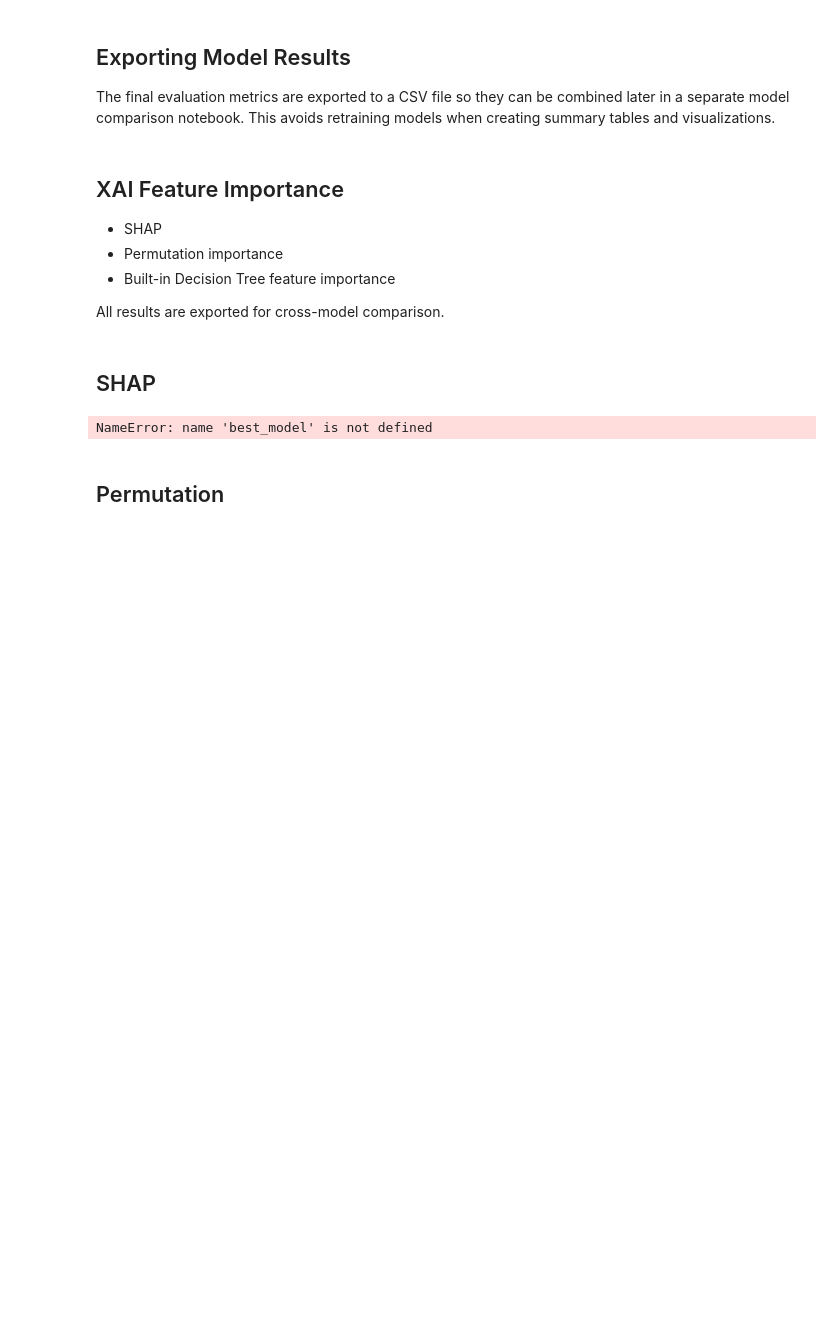
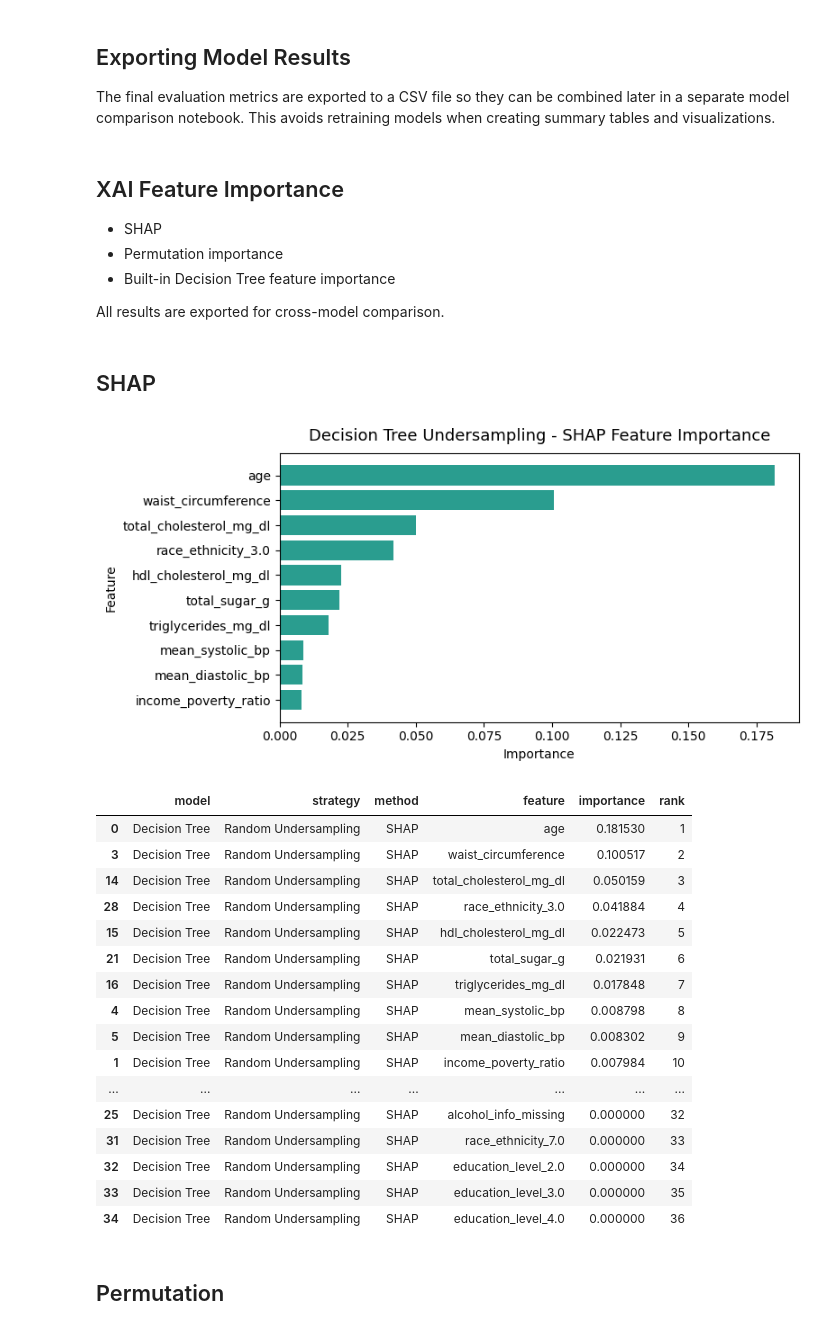
Before and after one commit to KaylanDG/Feature_Importance_DT2_Prediction, a Jupyter notebook: DecisionTree/decision_tree_B.ipynb, the cells around one changed output. Saved outputs shown, nothing was run; the diff lists cells and outputs as text; code cells hidden in the pictures; blank space fills up the shorter version.

```diff
--- a/DecisionTree/decision_tree_B.ipynb
+++ b/DecisionTree/decision_tree_B.ipynb
@@ -33,14 +33,14 @@ y_test = pd.read_parquet("../DATASETS/PREPROCESSED/y_test.parquet")["diabetes"]
 pipeline = Pipeline([
     ("undersampling", RandomUnderSampler(random_state=42)),
     ("model", DecisionTreeClassifier(
-        modelclass_weight='balanced',
-        modelcriterion='entropy',
-        modelmax_depth=7,
-        modelmax_features=None,
-        modelmin_samples_leaf=20,
-        modelmin_samples_split=2,
+        class_weight='balanced',
+        criterion='entropy',
+        max_depth=7,
+        max_features=None,
+        min_samples_leaf=20,
+        min_samples_split=2,
         random_state=42
-        ))
+    ))
 ])
 
 cv = StratifiedKFold(
@@ -172,25 +174,56 @@ All results are exported for cross-model comparison.
 ## SHAP
 # %%
 # SHAP feature importance
+shap_explainer = shap.TreeExplainer(best_model.named_steps["model"] )
+shap_values = shap_explainer.shap_values(X_test_final)[:, :, 1]
 
-shap_explainer = shap.TreeExplainer(best_model.named_steps["model"])
-shap_values = shap_explainer.shap_values(X_test_final)
+shap_importance = pd.Series(np.abs(shap_values).mean(axis=0), index=X_test_final.columns)
+shap_rank = shap_importance.rank(ascending=False, method="first").astype(int)
 
-shap_fi = np.abs(shap_values).mean(axis=0)
-shap_rank = shap_fi.rank(ascending=False, method="first").astype(int)
-
-shap_df = pd.DataFrame({
+xai_shap_df = pd.DataFrame({
     "model": "Decision Tree",
     "strategy": "Random Undersampling",
     "method": "SHAP",
-    "feature": X_test_final.columns,
-    "importance": shap_fi,
-    "rank": shap_rank
+    "feature": shap_importance.index,
+    "importance": shap_importance.values,
+    "rank": shap_rank.values
 })
 
-shap_df.to_csv("../RESULTS/FEATURE IMPORTANCE/decision_tree_undersampling_shap.csv", index=False)
+# Store to CSV
+xai_shap_df = xai_shap_df[["model", "strategy", "method", "feature", "importance", "rank"]].sort_values("rank")
+xai_shap_df.to_csv("../RESULTS/FEATURE/decision_tree_undersampling_shap.csv", index=False)
+
+# Visualization
+fig, ax = plt.subplots(figsize=(8, 4))
+top_shap = xai_shap_df.head(10).sort_values("importance")
+ax.barh(top_shap["feature"], top_shap["importance"], color="#2a9d8f")
+ax.set_title("Decision Tree Undersampling - SHAP Feature Importance", color="black", fontsize=13, pad=10)
+ax.set_xlabel("Importance", color="black")
+ax.set_ylabel("Feature", color="black")
+ax.tick_params(colors="black")
+plt.tight_layout()
+plt.show()
+
+xai_shap_df
 # %% [output]
-NameError: name 'best_model' is not defined
+[figure, added]
+|  | model | strategy | method | feature | importance | rank |
+| 0 | Decision Tree | Random Undersampling | SHAP | age | 0.181530 | 1 |
+| 3 | Decision Tree | Random Undersampling | SHAP | waist_circumference | 0.100517 | 2 |
+| 14 | Decision Tree | Random Undersampling | SHAP | total_cholesterol_mg_dl | 0.050159 | 3 |
+| 28 | Decision Tree | Random Undersampling | SHAP | race_ethnicity_3.0 | 0.041884 | 4 |
+| 15 | Decision Tree | Random Undersampling | SHAP | hdl_cholesterol_mg_dl | 0.022473 | 5 |
+| 21 | Decision Tree | Random Undersampling | SHAP | total_sugar_g | 0.021931 | 6 |
+| 16 | Decision Tree | Random Undersampling | SHAP | triglycerides_mg_dl | 0.017848 | 7 |
+| 4 | Decision Tree | Random Undersampling | SHAP | mean_systolic_bp | 0.008798 | 8 |
+| 5 | Decision Tree | Random Undersampling | SHAP | mean_diastolic_bp | 0.008302 | 9 |
+| 1 | Decision Tree | Random Undersampling | SHAP | income_poverty_ratio | 0.007984 | 10 |
+| ... | ... | ... | ... | ... | ... | ... |
+| 25 | Decision Tree | Random Undersampling | SHAP | alcohol_info_missing | 0.000000 | 32 |
+| 31 | Decision Tree | Random Undersampling | SHAP | race_ethnicity_7.0 | 0.000000 | 33 |
+| 32 | Decision Tree | Random Undersampling | SHAP | education_level_2.0 | 0.000000 | 34 |
+| 33 | Decision Tree | Random Undersampling | SHAP | education_level_3.0 | 0.000000 | 35 |
+| 34 | Decision Tree | Random Undersampling | SHAP | education_level_4.0 | 0.000000 | 36 |
 # %% [markdown]
 ## Permutation
 # %%
```
Also changed, not shown: parts of 3 cells of this notebook, 1 other file.
